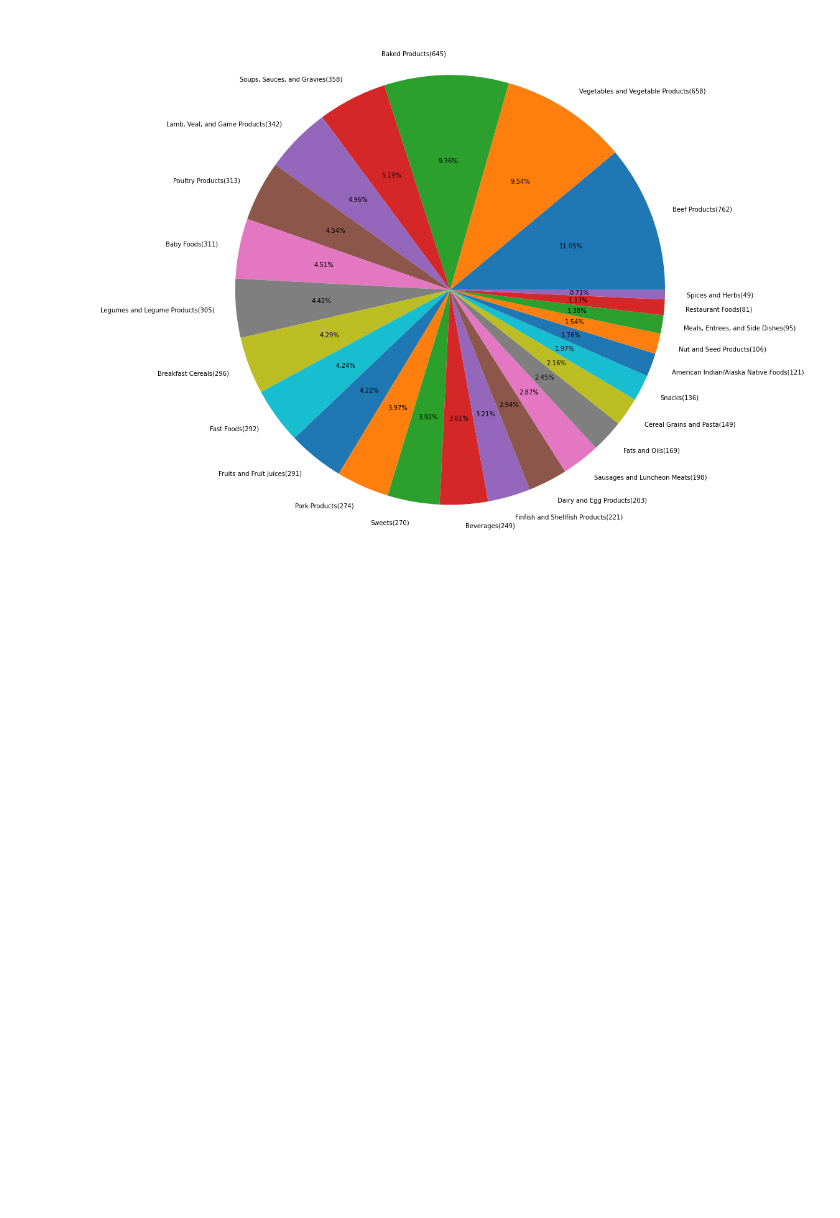
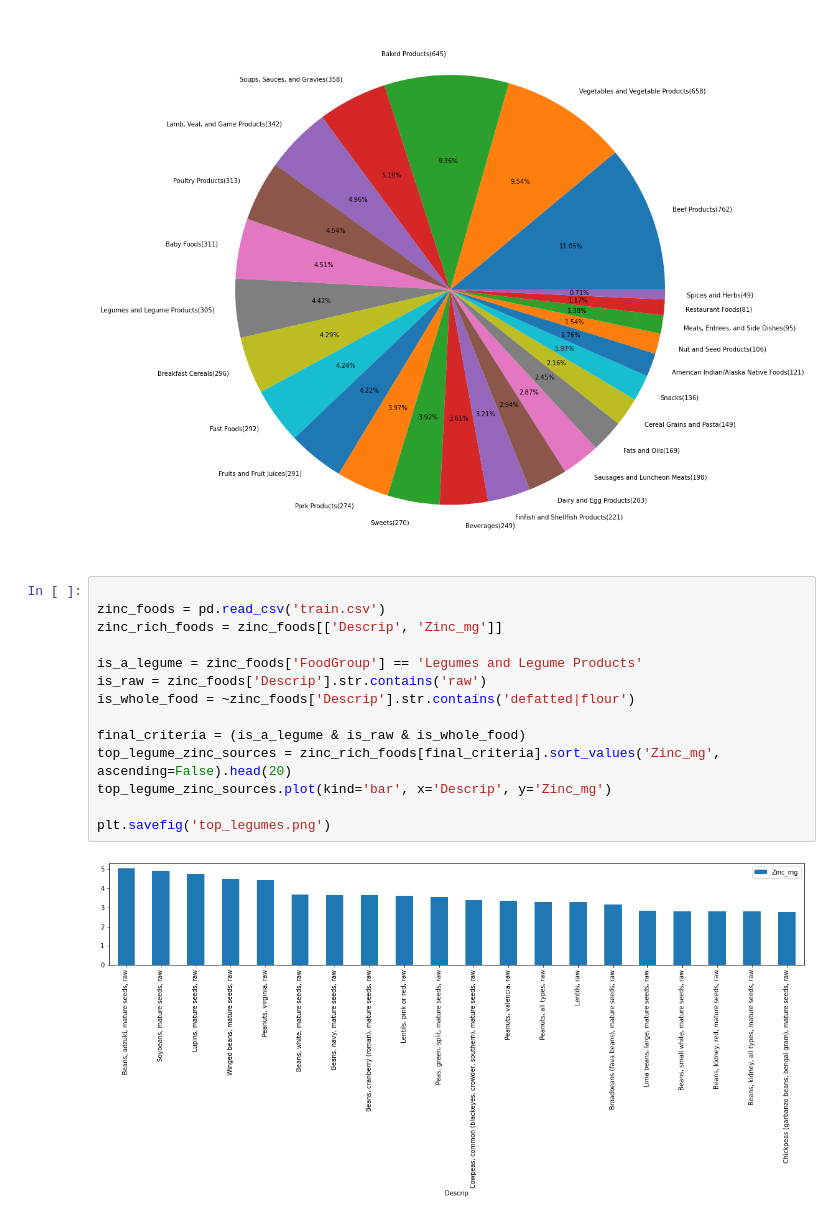
Before and after one commit to deanagan/NBA-Analysis, a Jupyter notebook: food-notebook.ipynb, the cells around one changed output. Drawn from its saved outputs; the diff is of its cells as text; blank space fills up the shorter version.

Commit message:
Add solution to getting whole legumes with highest zinc content

```diff
--- a/food-notebook.ipynb
+++ b/food-notebook.ipynb
@@ -65,3 +65,19 @@ ax.pie(count_per_group, labels = [f'{k}({v})' for k,v in count_per_group.items()
 plt.show()
 # %% [output]
 [figure]
+# %%
+
+zinc_foods = pd.read_csv('train.csv')
+zinc_rich_foods = zinc_foods[['Descrip', 'Zinc_mg']]
+
+is_a_legume = zinc_foods['FoodGroup'] == 'Legumes and Legume Products'
+is_raw = zinc_foods['Descrip'].str.contains('raw')
+is_whole_food = ~zinc_foods['Descrip'].str.contains('defatted|flour')
+
+final_criteria = (is_a_legume & is_raw & is_whole_food)
+top_legume_zinc_sources = zinc_rich_foods[final_criteria].sort_values('Zinc_mg', ascending=False).head(20)
+top_legume_zinc_sources.plot(kind='bar', x='Descrip', y='Zinc_mg')
+
+plt.savefig('top_legumes.png')
+# %% [output]
+[figure, added]
```
Also changed, not shown: parts of 1 cell of this notebook.
